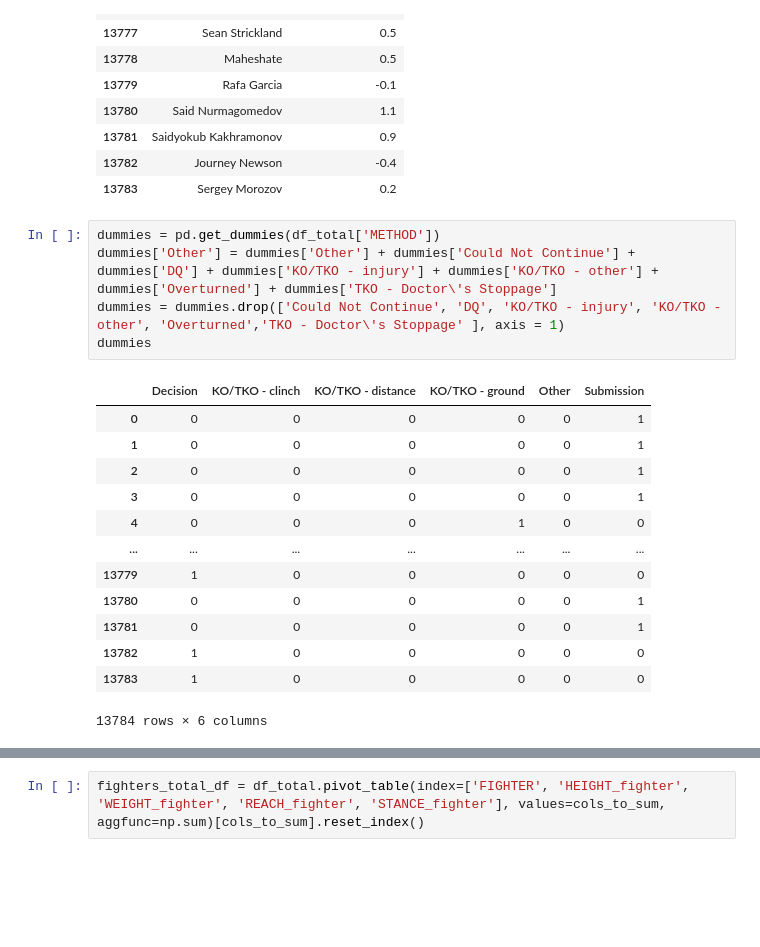
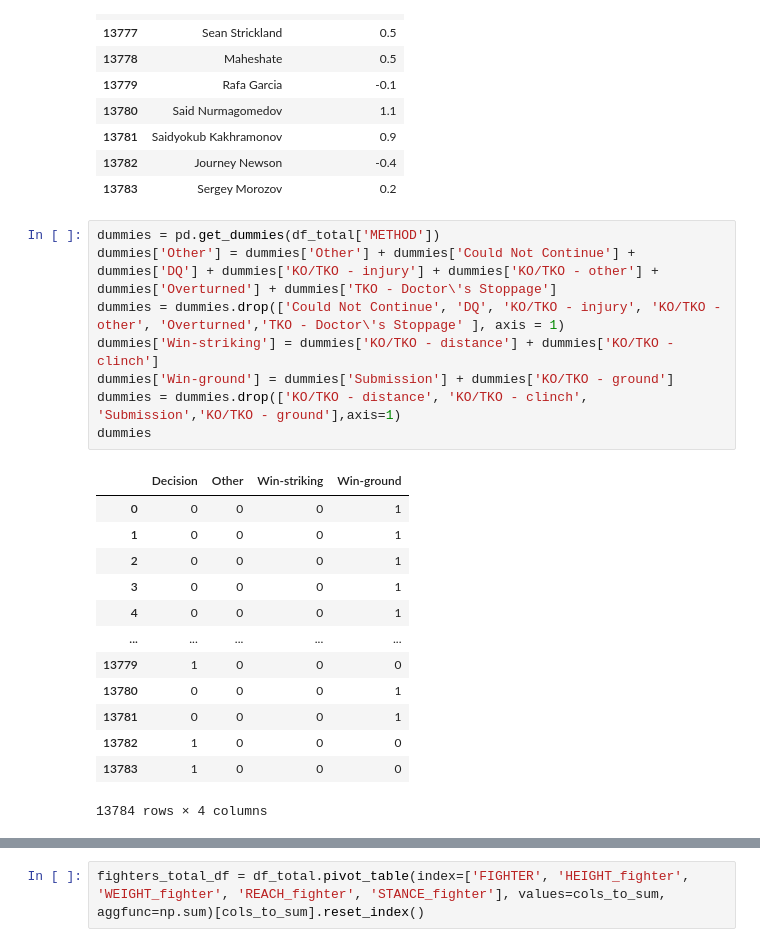
Before and after one commit to Mirda81/UFC-predictor-app, a Jupyter notebook: UFC_data.ipynb, the cells around one changed output, grey strips where cells are left out. Cells and saved outputs as stored; diff of their text form; blank space fills up the shorter version.

```diff
--- a/UFC_data.ipynb
+++ b/UFC_data.ipynb
@@ -1189,19 +1189,22 @@ df_total[['FIGHTER', 'form_skore_fighter']].tail(10)
 # %%
 dummies = pd.get_dummies(df_total['METHOD'])
 dummies['Other'] = dummies['Other'] + dummies['Could Not Continue'] + dummies['DQ'] + dummies['KO/TKO - injury'] + dummies['KO/TKO - other'] + dummies['Overturned'] + dummies['TKO - Doctor\'s Stoppage']
 dummies = dummies.drop(['Could Not Continue', 'DQ', 'KO/TKO - injury', 'KO/TKO - other', 'Overturned','TKO - Doctor\'s Stoppage' ], axis = 1)
+dummies['Win-striking'] = dummies['KO/TKO - distance'] + dummies['KO/TKO - clinch']
+dummies['Win-ground'] = dummies['Submission'] + dummies['KO/TKO - ground']
+dummies = dummies.drop(['KO/TKO - distance', 'KO/TKO - clinch', 'Submission','KO/TKO - ground'],axis=1)
 dummies
 # %% [output]
-|  | Decision | KO/TKO - clinch | KO/TKO - distance | KO/TKO - ground | Other | Submission |
-| 0 | 0 | 0 | 0 | 0 | 0 | 1 |
-| 1 | 0 | 0 | 0 | 0 | 0 | 1 |
-| 2 | 0 | 0 | 0 | 0 | 0 | 1 |
-| 3 | 0 | 0 | 0 | 0 | 0 | 1 |
-| 4 | 0 | 0 | 0 | 1 | 0 | 0 |
-| ... | ... | ... | ... | ... | ... | ... |
-| 13779 | 1 | 0 | 0 | 0 | 0 | 0 |
-| 13780 | 0 | 0 | 0 | 0 | 0 | 1 |
-| 13781 | 0 | 0 | 0 | 0 | 0 | 1 |
-| 13782 | 1 | 0 | 0 | 0 | 0 | 0 |
-| 13783 | 1 | 0 | 0 | 0 | 0 | 0 |
+|  | Decision | Other | Win-striking | Win-ground |
+| 0 | 0 | 0 | 0 | 1 |
+| 1 | 0 | 0 | 0 | 1 |
+| 2 | 0 | 0 | 0 | 1 |
+| 3 | 0 | 0 | 0 | 1 |
+| 4 | 0 | 0 | 0 | 1 |
+| ... | ... | ... | ... | ... |
+| 13779 | 1 | 0 | 0 | 0 |
+| 13780 | 0 | 0 | 0 | 1 |
+| 13781 | 0 | 0 | 0 | 1 |
+| 13782 | 1 | 0 | 0 | 0 |
+| 13783 | 1 | 0 | 0 | 0 |
-13784 rows × 6 columns
+13784 rows × 4 columns
```
Also changed, not shown: parts of 15 cells of this notebook, 12 other files.
